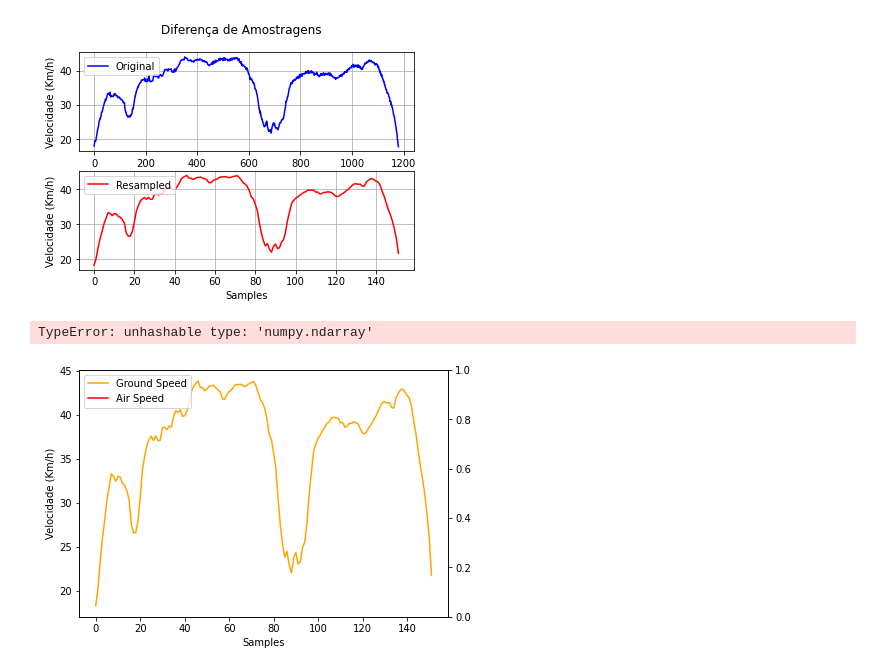
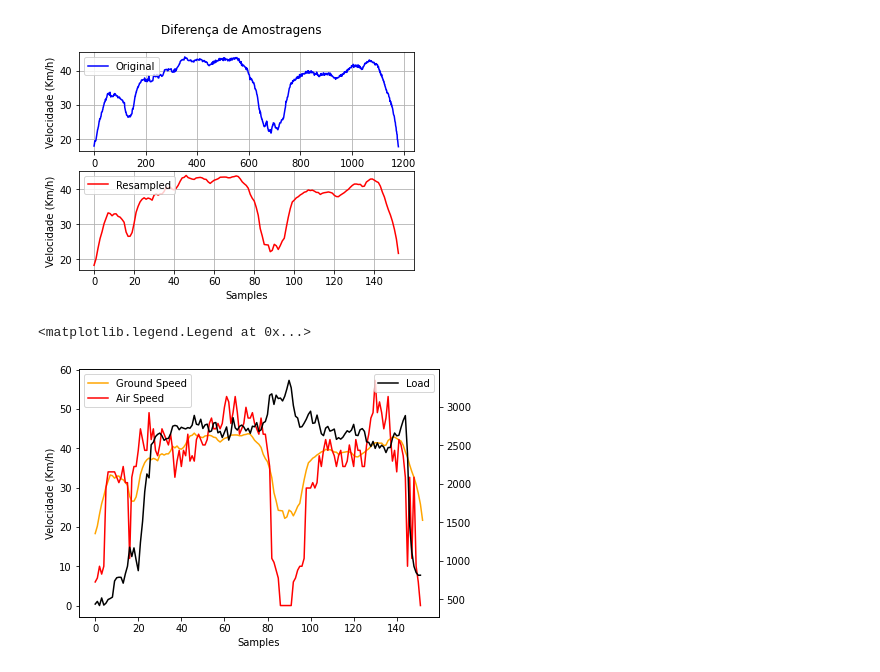
Before and after one commit to matsouto/Machine-Learning-Notebooks, a Jupyter notebook: dinamico_csv/40kmph/40kmph.ipynb, the cells around one changed output. Saved outputs shown, nothing was run; the diff lists cells and outputs as text; code cells hidden in the pictures.

```diff
--- a/dinamico_csv/40kmph/40kmph.ipynb
+++ b/dinamico_csv/40kmph/40kmph.ipynb
@@ -37,13 +35,14 @@ ax2.grid()
 # %%
 fig1, ax1 = plt.subplots(constrained_layout=True)
 ax2 = ax1.twinx()
 
 ax1.plot(x2, gnd_spd_rs, label='Ground Speed', color='orange')
 ax1.plot(x2,air_spd,label='Air Speed', color='red')
 ax1.set(xlabel='Samples', ylabel='Velocidade (Km/h)')
 ax1.legend(loc='upper left')
 
 ax2.plot(x2,load, label='Load', color='black')
+ax2.legend(loc='upper right')
 # %% [output]
-TypeError: unhashable type: 'numpy.ndarray'
+<matplotlib.legend.Legend at 0x...>
-[figure, old version]
+[figure, new version]
```
Also changed, not shown: parts of 3 cells of this notebook, 4 other files.
